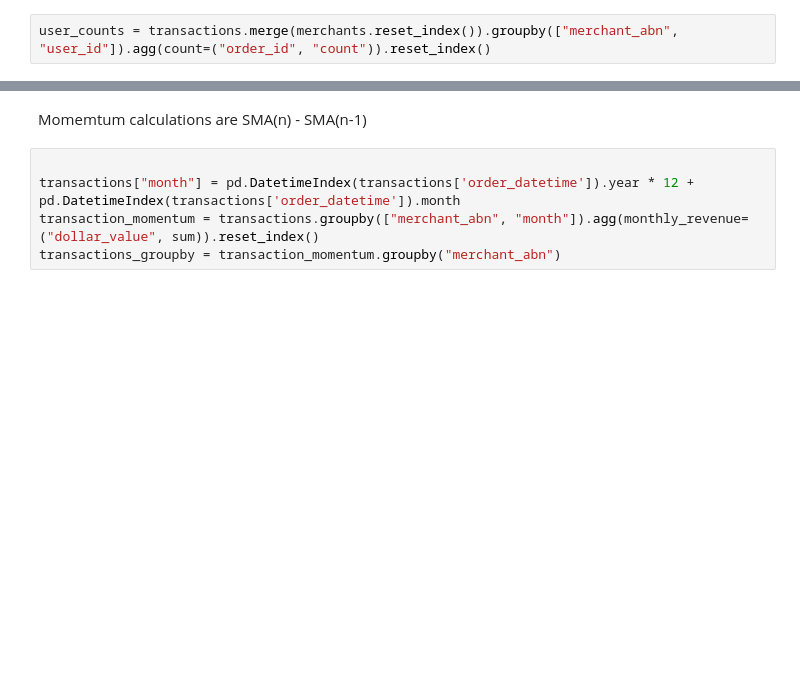
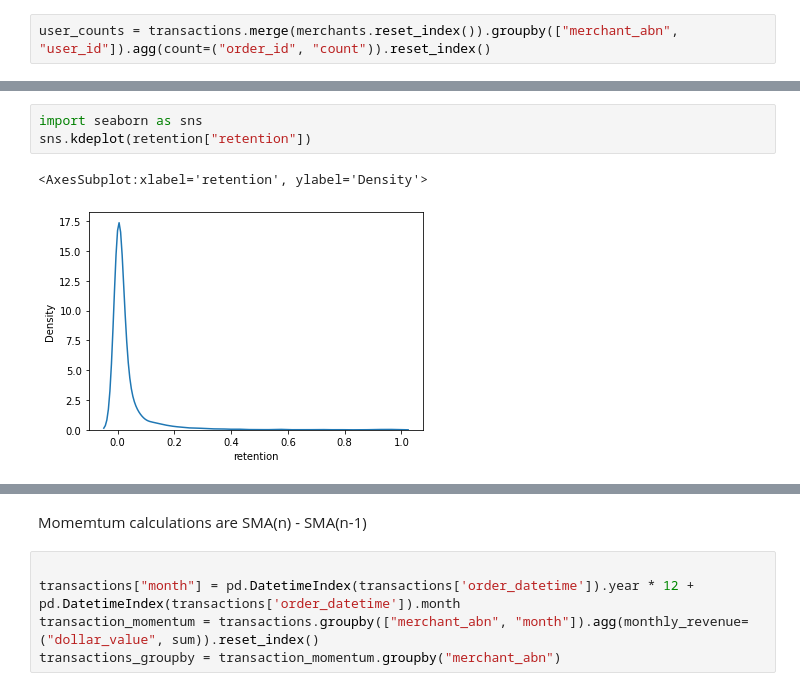
Before and after one commit to MAST30034-Applied-Data-Science/generic-buy-now-pay-later-project-group-17-adsb, a Jupyter notebook: notebooks/This is the model :(.ipynb, the cells around one changed output, grey strips where cells are left out. Cells and saved outputs as stored; diff of their text form; blank space fills up the shorter version.

```diff
--- a/notebooks/This is the model :(.ipynb
+++ b/notebooks/This is the model :(.ipynb
@@ -93,3 +122,9 @@ retention
+# %%
+import seaborn as sns
+sns.kdeplot(retention["retention"])
+# %% [output]
+<AxesSubplot:xlabel='retention', ylabel='Density'>
+[figure, added]
 # %%
 transactions.head()
 # %% [output]
```
Also changed, not shown: parts of 11 cells of this notebook, 1 other file.
